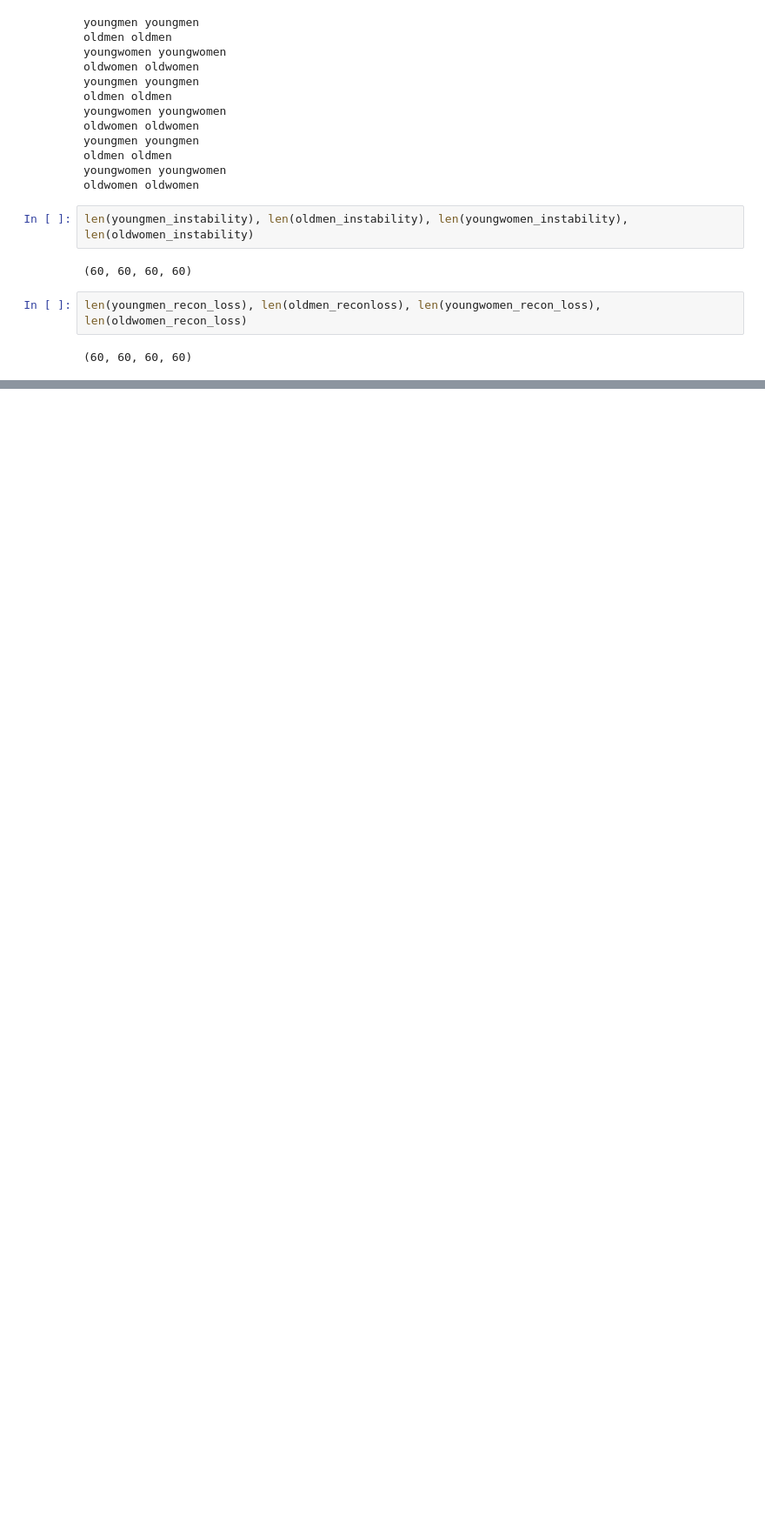
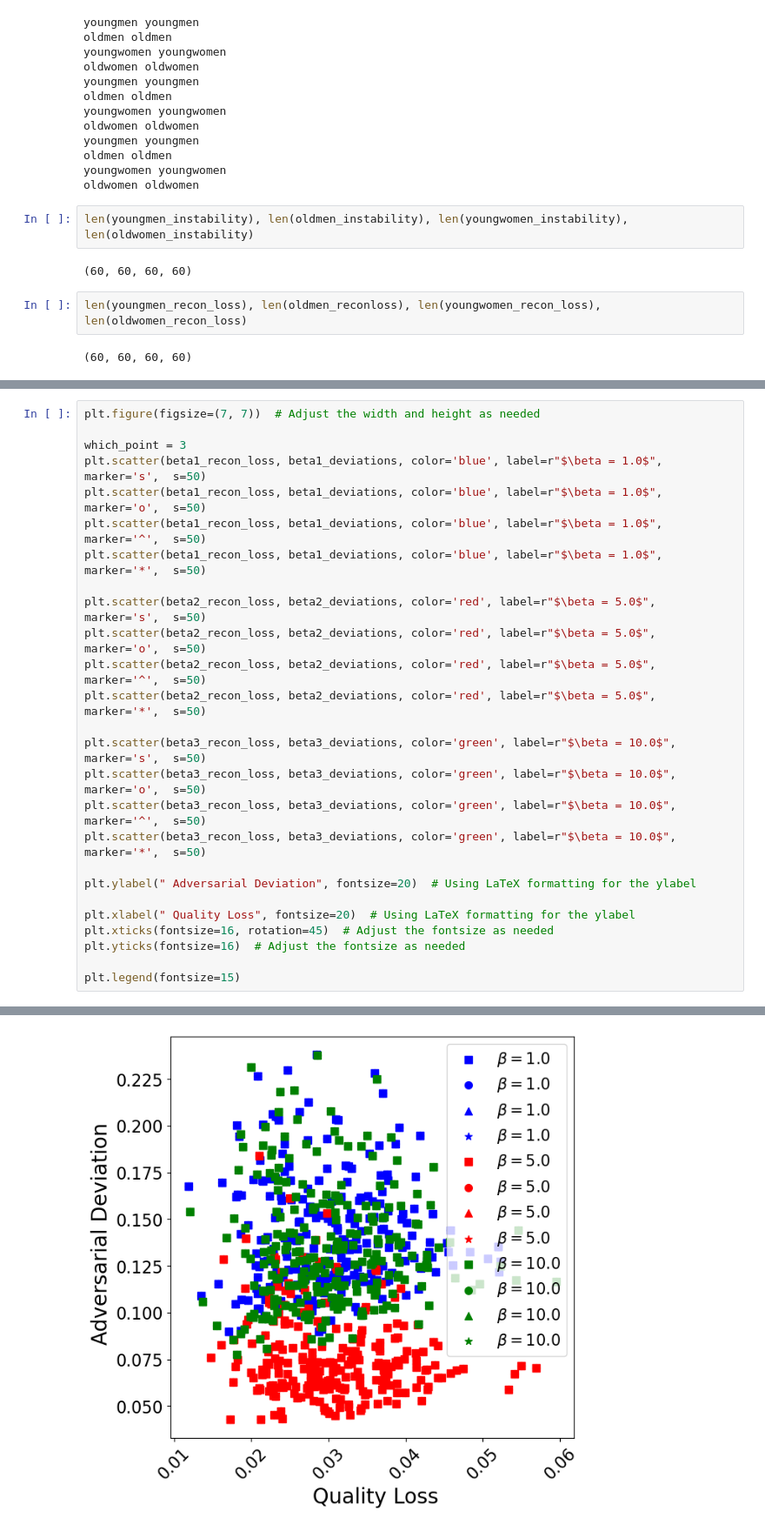
Before and after one commit to ChethanKodase/robustness_of_subgroups, a Jupyter notebook: nvae_results_comparision_all_fairness_disjoined_objectives_compare.ipynb, the cells around one changed output, grey strips where cells are left out. Shown at 87% size. Drawn from its saved outputs; the diff is of its cells as text; blank space fills up the shorter version.

```diff
--- a/nvae_results_comparision_all_fairness_disjoined_objectives_compare.ipynb
+++ b/nvae_results_comparision_all_fairness_disjoined_objectives_compare.ipynb
@@ -1785,0 +1814,27 @@ plt.legend(fontsize=15)
+# %%
+plt.figure(figsize=(7, 7))  # Adjust the width and height as needed
+
+which_point = 3
+plt.scatter(beta1_recon_loss, beta1_deviations, color='blue', label=r"$\beta = 1.0$",  marker='s',  s=50)
+plt.scatter(beta1_recon_loss, beta1_deviations, color='blue', label=r"$\beta = 1.0$",  marker='o',  s=50)
+plt.scatter(beta1_recon_loss, beta1_deviations, color='blue', label=r"$\beta = 1.0$",  marker='^',  s=50)
+plt.scatter(beta1_recon_loss, beta1_deviations, color='blue', label=r"$\beta = 1.0$",  marker='*',  s=50)
+
+plt.scatter(beta2_recon_loss, beta2_deviations, color='red', label=r"$\beta = 5.0$",  marker='s',  s=50)
+plt.scatter(beta2_recon_loss, beta2_deviations, color='red', label=r"$\beta = 5.0$",  marker='o',  s=50)
+plt.scatter(beta2_recon_loss, beta2_deviations, color='red', label=r"$\beta = 5.0$",  marker='^',  s=50)
+plt.scatter(beta2_recon_loss, beta2_deviations, color='red', label=r"$\beta = 5.0$",  marker='*',  s=50)
+
+plt.scatter(beta3_recon_loss, beta3_deviations, color='green', label=r"$\beta = 10.0$", marker='s',  s=50)
+plt.scatter(beta3_recon_loss, beta3_deviations, color='green', label=r"$\beta = 10.0$", marker='o',  s=50)
+plt.scatter(beta3_recon_loss, beta3_deviations, color='green', label=r"$\beta = 10.0$", marker='^',  s=50)
+plt.scatter(beta3_recon_loss, beta3_deviations, color='green', label=r"$\beta = 10.0$", marker='*',  s=50)
+
+plt.ylabel(" Adversarial Deviation", fontsize=20)  # Using LaTeX formatting for the ylabel
+
+plt.xlabel(" Quality Loss", fontsize=20)  # Using LaTeX formatting for the ylabel
+plt.xticks(fontsize=16, rotation=45)  # Adjust the fontsize as needed
+plt.yticks(fontsize=16)  # Adjust the fontsize as needed
+
+plt.legend(fontsize=15)
+# %% [output]
@@ -1785,0 +1842 @@ plt.legend(fontsize=15)
+[figure, added]
```
Also changed, not shown: parts of 17 cells of this notebook, 4 other files.
